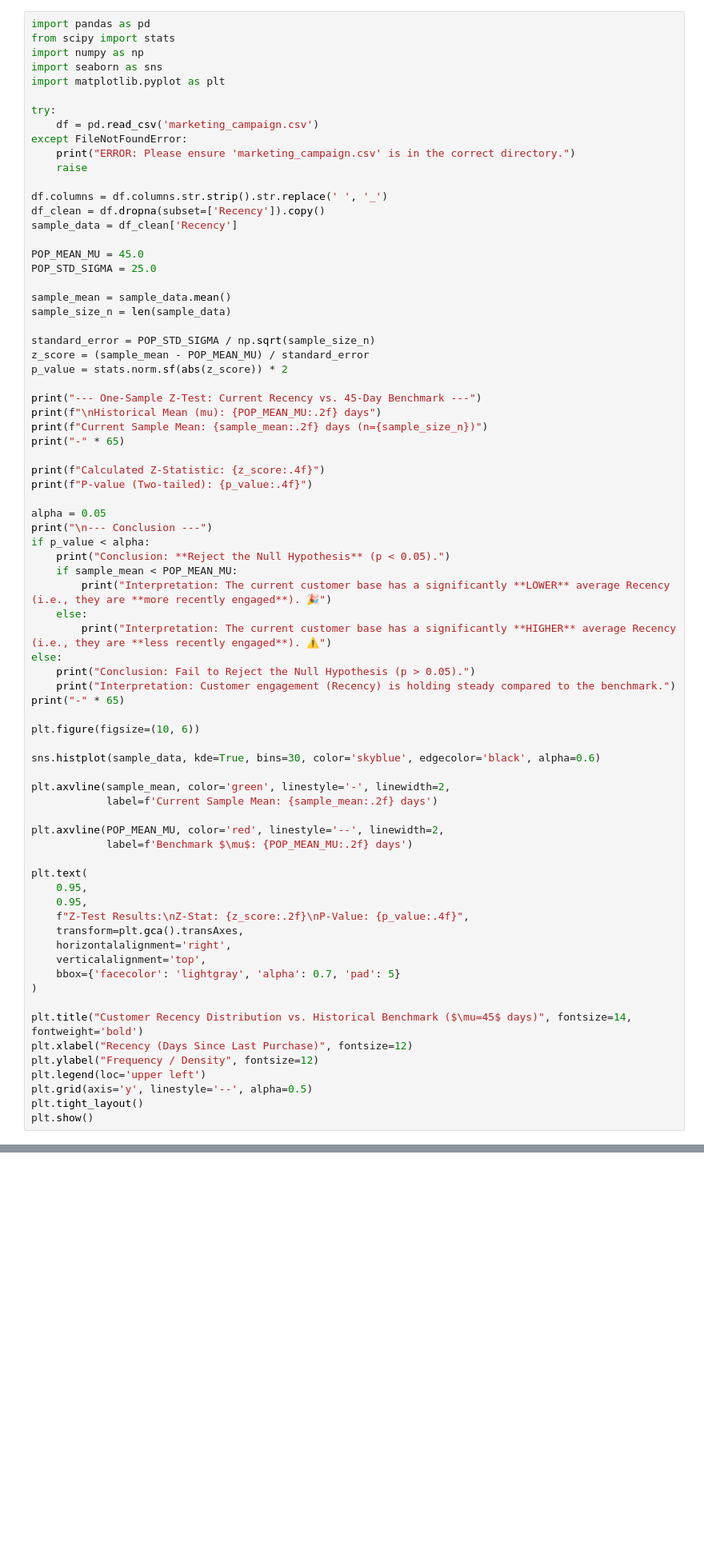
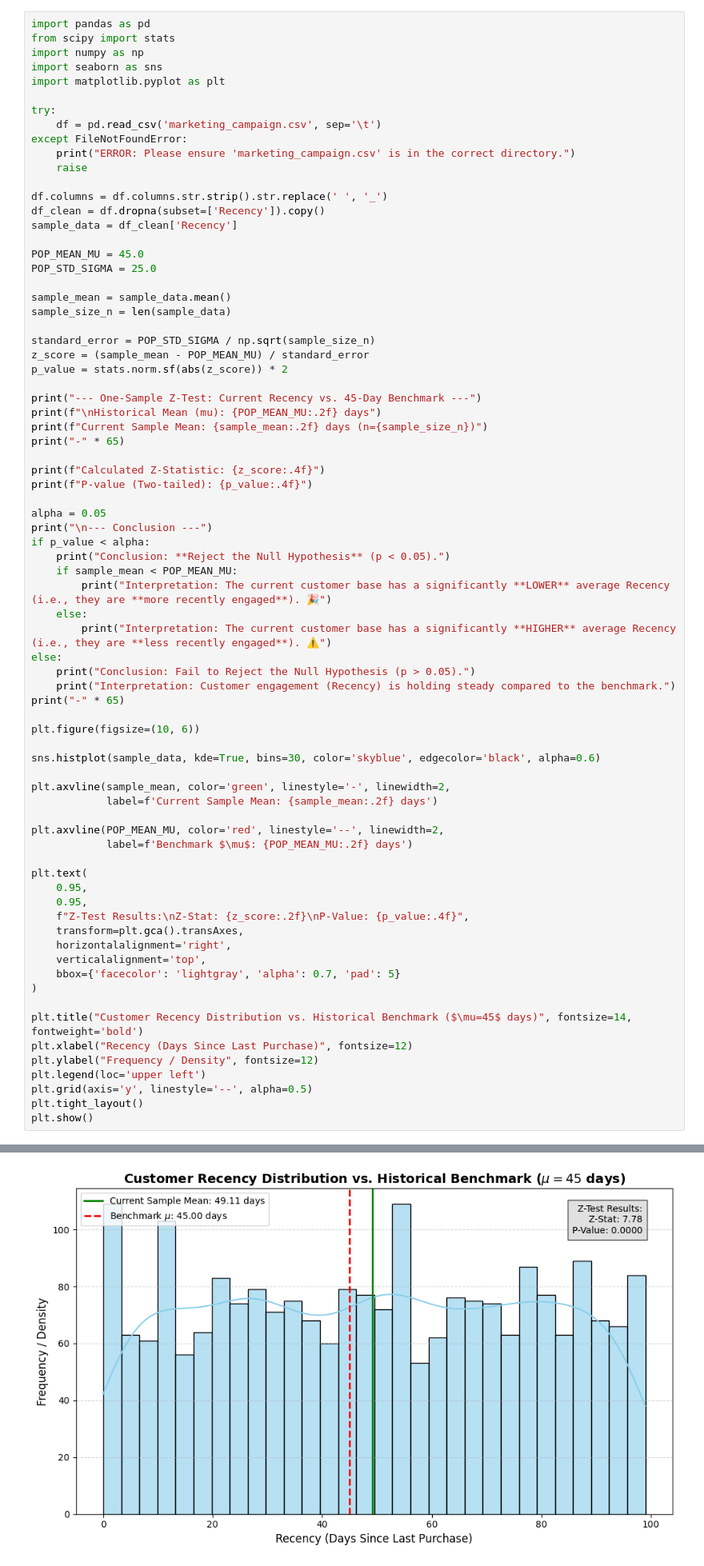
Before and after one commit to ashika-06/Hypothesis-Testing-Marketing-Analysis, a Jupyter notebook: ztest.ipynb, the cells around one changed output, grey strips where cells are left out. Shown at 80% size. Cells and saved outputs as stored; diff of their text form; blank space fills up the shorter version.

```diff
--- a/ztest.ipynb
+++ b/ztest.ipynb
@@ -6,7 +6,7 @@ import seaborn as sns
 import matplotlib.pyplot as plt
 
 try:
-    df = pd.read_csv('marketing_campaign.csv')
+    df = pd.read_csv('marketing_campaign.csv', sep='\t')
 except FileNotFoundError:
     print("ERROR: Please ensure 'marketing_campaign.csv' is in the correct directory.")
     raise
@@ -73,3 +73,4 @@ plt.legend(loc='upper left')
 plt.grid(axis='y', linestyle='--', alpha=0.5)
 plt.tight_layout()
 plt.show()
+# %% [output]
@@ -75,0 +89 @@ plt.show()
+[figure, added]
```
Also changed, not shown: parts of 1 cell of this notebook, 6 other files.
